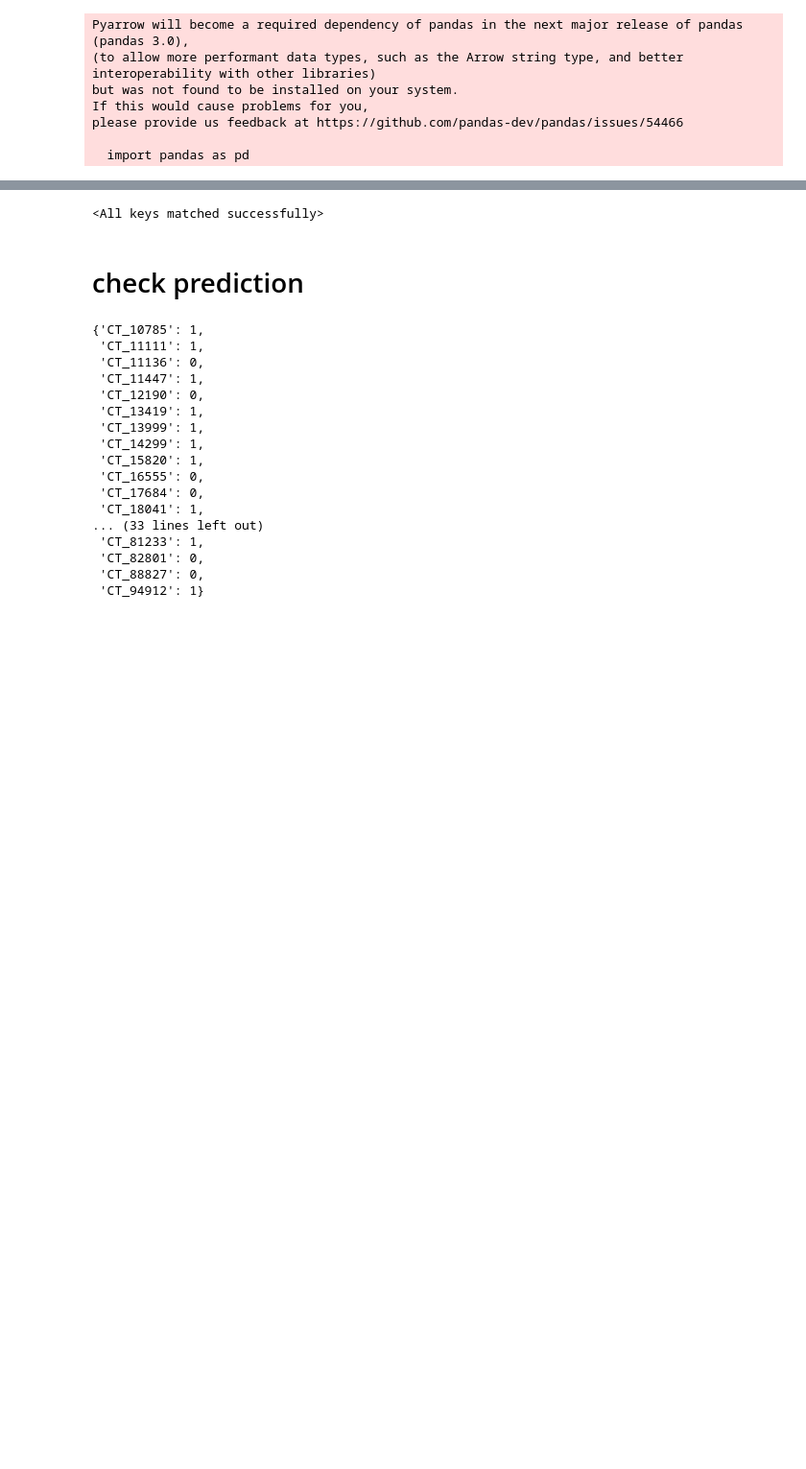
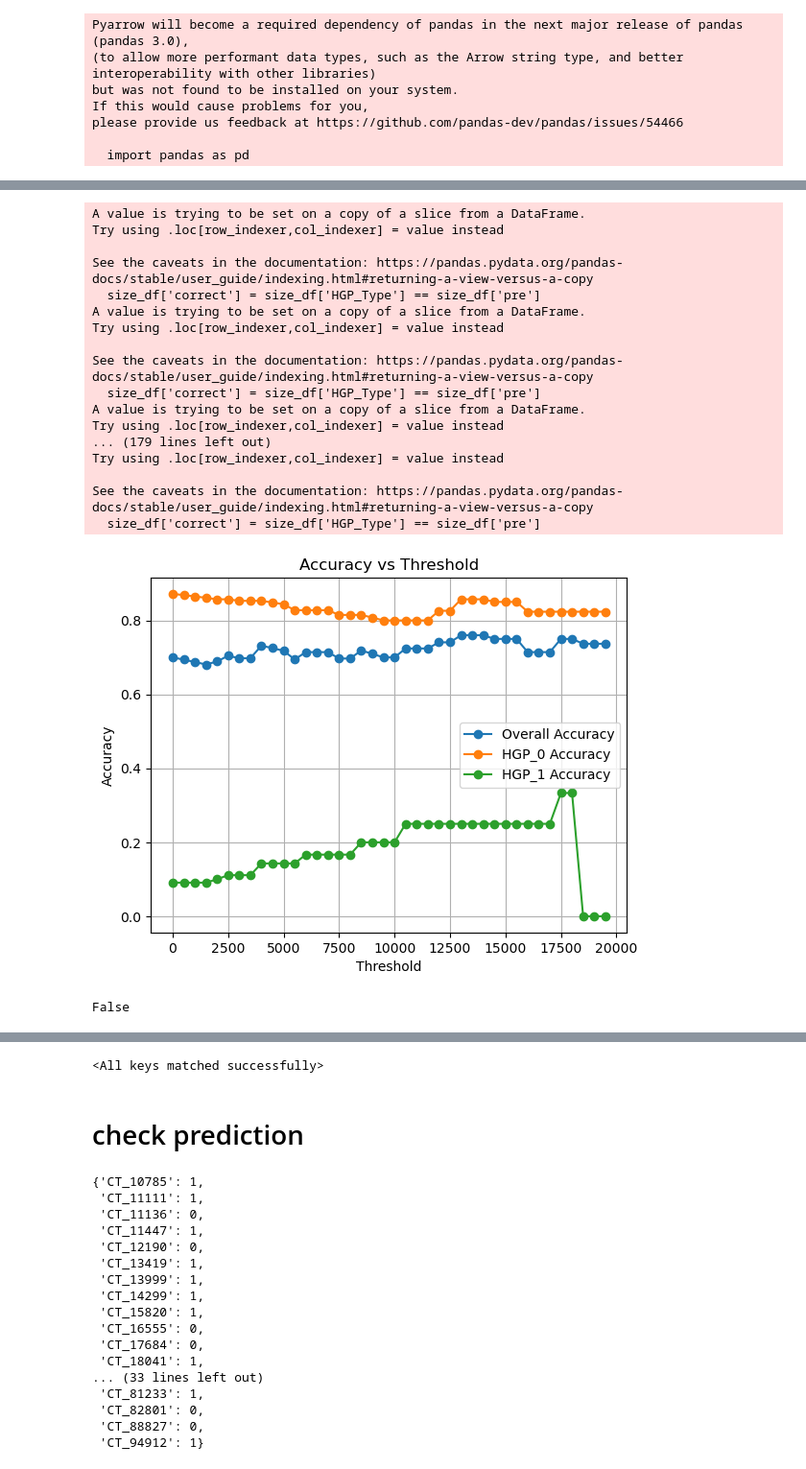
Before and after one commit to BaconDavid/CRLM_Internship_Project, a Jupyter notebook: Evaluation/Results_analysis.ipynb, the cells around one changed output, grey strips where cells are left out. Shown at 96% size. Drawn from its saved outputs; the diff is of its cells as text; code cells hidden in the pictures; blank space fills up the shorter version.

```diff
--- a/Evaluation/Results_analysis.ipynb
+++ b/Evaluation/Results_analysis.ipynb
@@ -442,0 +250,78 @@ plt.show()
+# %%
+largest_tumo_with_size = pd.read_csv('../../Data/Mixed_HGP/True_Label/Largest_Tumor/largest_tumor_+5_mask_size.csv')
+pred_prob= np.load('../../Output/Resnet10/Cluster/Largest_tumor_07071/1/y_pred.npy')
+True_label = pd.read_csv('../../Data/Mixed_HGP/True_Label/largest_tm_lv_+5_mask/val_cv_2.csv')
+
+
+pre_prob_epoch  = pred_prob[199,:,:]
+pre_prob_epoch
+pre_prob_class = np.argmax(pre_prob_epoch,axis=1)
+# %%
+from sklearn.model_selection import StratifiedKFold
+import matplotlib.pyplot as plt
+skfold = StratifiedKFold(n_splits=5,shuffle=True,random_state=42)
+
+for index,(train_index, test_index) in enumerate(skfold.split(largest_tumo_with_size,largest_tumo_with_size['HGP_Type'])):
+    if index == 2:
+        X_train, X_test = max_tumor_sizes.iloc[train_index], max_tumor_sizes.iloc[test_index]
+        y_train, y_test = max_tumor_sizes['HGP_Type'][train_index], max_tumor_sizes['HGP_Type'][test_index]
+True_label['tumor_size'] = X_test['tumor_size'].values
+# %%
+True_label['pre'] = pre_prob_class
+
+def calcu_acc_size_threshold(True_label,threshold):
+    size_df = True_label[True_label['tumor_size'] > threshold]
+    size_df['correct'] = size_df['HGP_Type'] == size_df['pre']
+    over_all_acc = size_df['correct'].sum()/len(size_df)
+    HGP_0_acc = size_df[size_df['HGP_Type'] == 0]['correct'].sum()/len(size_df[size_df['HGP_Type'] == 0])
+    HGP_1_acc = size_df[size_df['HGP_Type'] == 1]['correct'].sum()/len(size_df[size_df['HGP_Type'] == 1])
+    #print(f'over all acc is {over_all_acc}, HGP_0 acc is {HGP_0_acc}, HGP_1 acc is {HGP_1_acc}')
+    return over_all_acc,HGP_0_acc,HGP_1_acc
+calcu_acc_size_threshold(True_label,threshold=0)
+
+
+
+overall_acc_list = []
+HGP_0_acc_list = []
+HGP_1_acc_list = []
+thresholds = range(0, 20000, 500)
+for threshold in thresholds:
+    overall_acc, HGP_0_acc, HGP_1_acc = calcu_acc_size_threshold(True_label, threshold=threshold)
+    overall_acc_list.append(overall_acc)
+    HGP_0_acc_list.append(HGP_0_acc)
+    HGP_1_acc_list.append(HGP_1_acc)
+
+plt.plot(thresholds, overall_acc_list, marker='o', label='Overall Accuracy')
+plt.plot(thresholds, HGP_0_acc_list, marker='o', label='HGP_0 Accuracy')
+plt.plot(thresholds, HGP_1_acc_list, marker='o', label='HGP_1 Accuracy')
+
+plt.xlabel('Threshold')
+plt.ylabel('Accuracy')
+plt.title('Accuracy vs Threshold')
+plt.legend()
+plt.grid(True)
+plt.show()
+# %% [output]
+A value is trying to be set on a copy of a slice from a DataFrame.
+Try using .loc[row_indexer,col_indexer] = value instead
+
+See the caveats in the documentation: https://pandas.pydata.org/pandas-docs/stable/user_guide/indexing.html#returning-a-view-versus-a-copy
+  size_df['correct'] = size_df['HGP_Type'] == size_df['pre']
+A value is trying to be set on a copy of a slice from a DataFrame.
+Try using .loc[row_indexer,col_indexer] = value instead
+
+See the caveats in the documentation: https://pandas.pydata.org/pandas-docs/stable/user_guide/indexing.html#returning-a-view-versus-a-copy
+  size_df['correct'] = size_df['HGP_Type'] == size_df['pre']
+A value is trying to be set on a copy of a slice from a DataFrame.
+Try using .loc[row_indexer,col_indexer] = value instead
+... (179 lines left out)
+Try using .loc[row_indexer,col_indexer] = value instead
+
+See the caveats in the documentation: https://pandas.pydata.org/pandas-docs/stable/user_guide/indexing.html#returning-a-view-versus-a-copy
+  size_df['correct'] = size_df['HGP_Type'] == size_df['pre']
+[figure, added]
+# %%
+import torch
+torch.cuda.is_available()
+# %% [output]
+False
```
Also changed, not shown: parts of 54 cells of this notebook, 21 other files.
